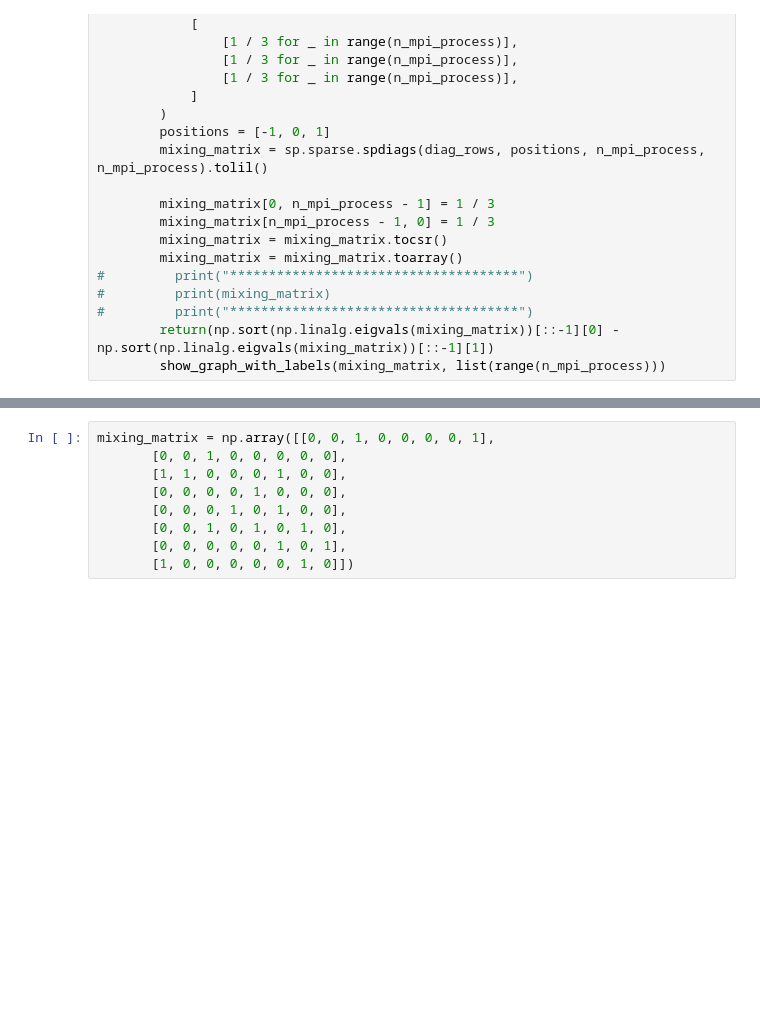
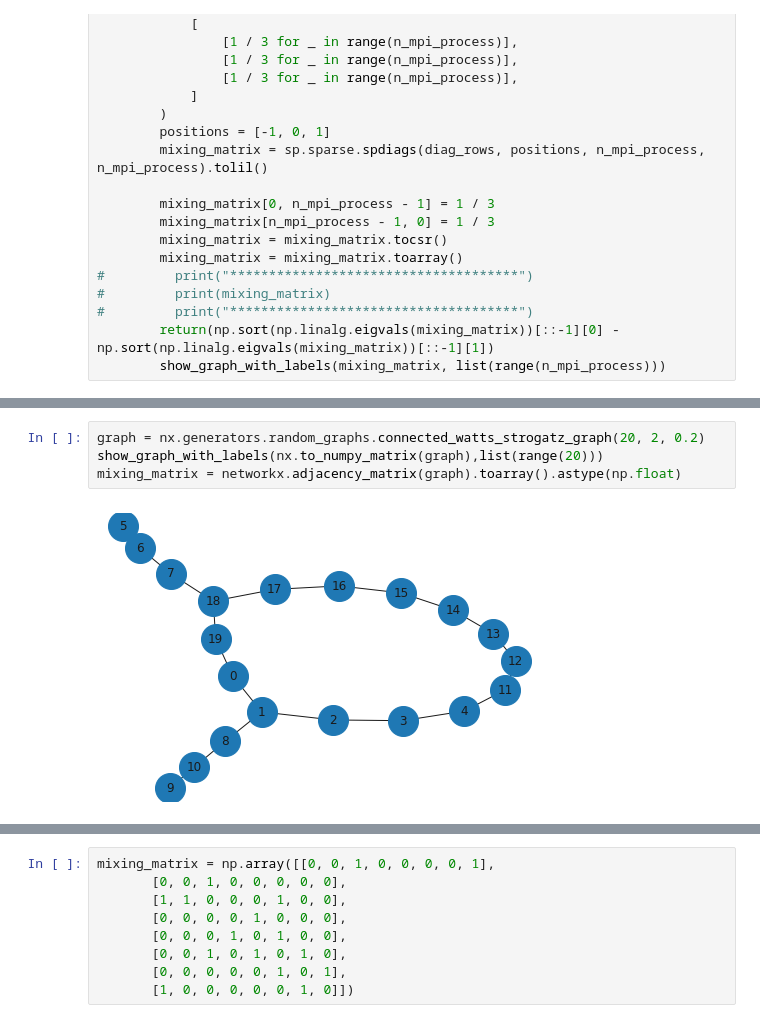
Before and after one commit to arjunarao619/Decent_Opt, a Jupyter notebook: Topology_Experiments.ipynb, the cells around one changed output, grey strips where cells are left out. Drawn from its saved outputs; the diff is of its cells as text; blank space fills up the shorter version.

```diff
--- a/Topology_Experiments.ipynb
+++ b/Topology_Experiments.ipynb
@@ -691,0 +696,6 @@ show_graph_with_labels(nx.to_numpy_matrix(sw),list(range(8)))
+# %%
+graph = nx.generators.random_graphs.connected_watts_strogatz_graph(20, 2, 0.2)
+show_graph_with_labels(nx.to_numpy_matrix(graph),list(range(20)))
+mixing_matrix = networkx.adjacency_matrix(graph).toarray().astype(np.float)
+# %% [output]
+[figure, added]
```
Also changed, not shown: parts of 5 cells of this notebook, 7 other files.
